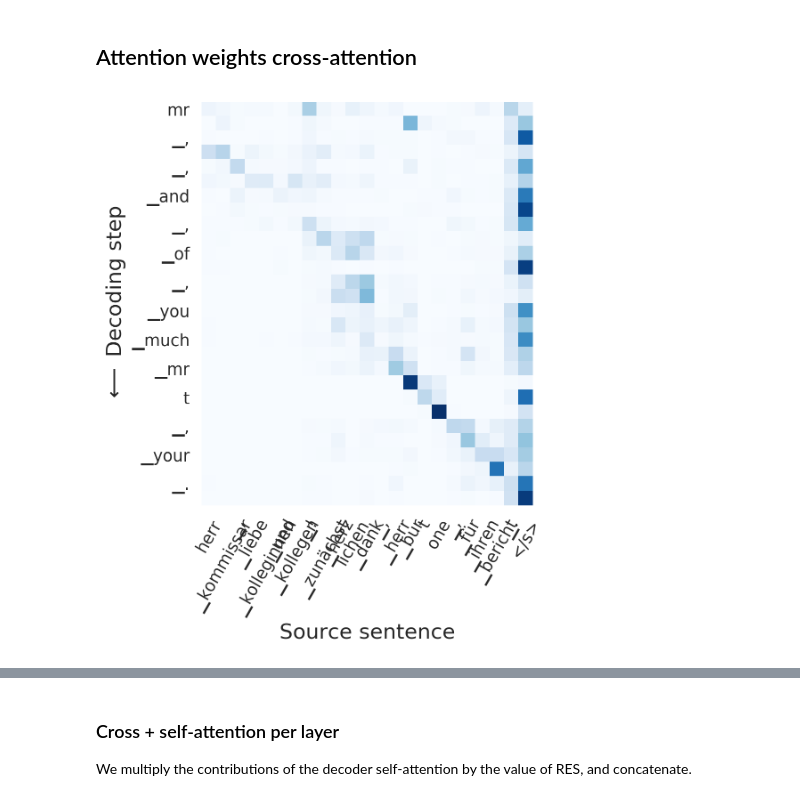
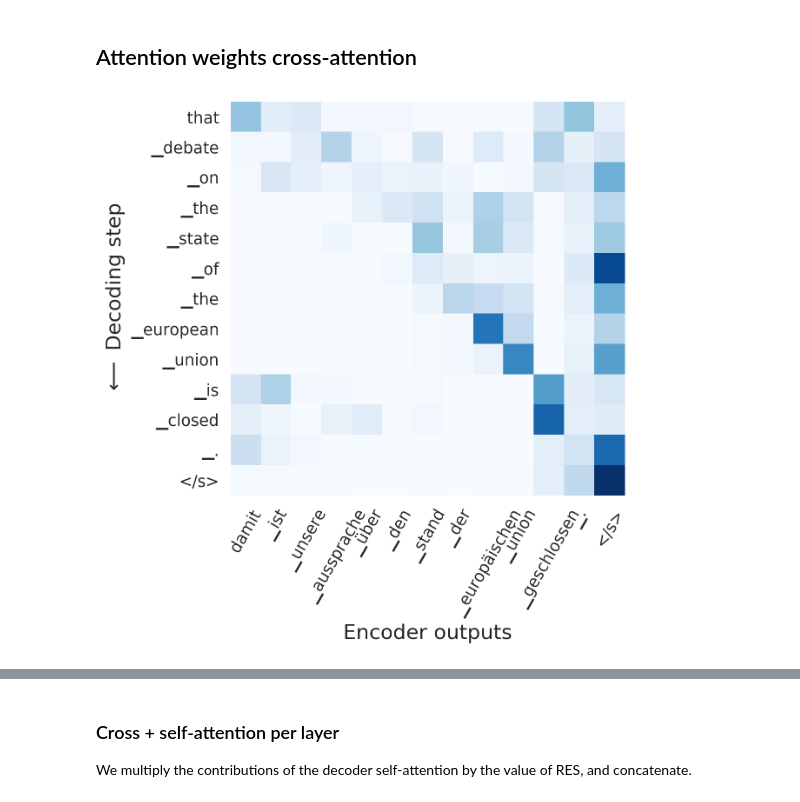
Before and after one commit to mt-upc/transformer-contributions-nmt, a Jupyter notebook: nmt_interpretability.ipynb, the cells around one changed output, grey strips where cells are left out. Drawn from its saved outputs; the diff is of its cells as text; code cells hidden in the pictures.

```diff
--- a/nmt_interpretability.ipynb
+++ b/nmt_interpretability.ipynb
@@ -32,7 +32,7 @@ device = "cuda" if torch.cuda.is_available() else "cpu"
 ## Load model
 # %%
 data_sample = 'interactive' # generate/interactive
-teacher_forcing = False # teacher forcing/free decoding
+teacher_forcing = True # teacher forcing/free decoding
 
 green_color = '#82B366'
 red_color = '#B85450'
@@ -40,7 +40,8 @@ red_color = '#B85450'
 # Paths
 europarl_dir = Path(os.environ['EUROPARL_DATA_DIR'])
 ckpt_dir = Path(os.environ['EUROPARL_CKPT_DIR'])
-#iwslt14_dir = Path(os.environ['IWSLT14_DATA_DIR'])
+iwslt14_dir = Path(os.environ['IWSLT14_DATA_DIR'])
+gold_dir = Path(os.environ['GOLD_ALIGNMENT_DATA_DIR'])
 #ckpt_dir = Path(os.environ['IWSLT14_CKPT_DIR'])
 
 # Choose model
@@ -73,7 +74,7 @@ tokenizer = "bpe"
 
 for i in range(508):
     # index in dataset
-    sample = hub.get_interactive_sample(i, test_set_dir, src, tgt, tokenizer, hallucination=False)
+    sample = hub.get_interactive_sample(i, test_set_dir, src, tgt, tokenizer, hallucination=None)
     if sample['src_tensor'].size(0) < 10 and sample['src_tensor'].size(0) > 14:
         print(i)
         print(sample['src_word_sent'])
@@ -101,13 +84,17 @@ if data_sample == 'interactive':
     # Get sample from Gold alignment dataset
 
     # index in dataset
-    i = 3 # index in dataset
+    i = 120 # index in dataset
     # 3, 100, 105, 107, 120 (example paper), 163 (error visible)
-    test_set_dir = europarl_dir / "processed_data/"
+    #test_set_dir = europarl_dir / "processed_data/"
+
+    #test_set_dir = iwslt14_dir / "tokenized/"
+    test_set_dir = gold_dir / "tokenized/"
     src = "de"
     tgt = "en"
     tokenizer = "bpe"
-    sample = hub.get_interactive_sample(i, test_set_dir, src, tgt, tokenizer, hallucination=False)
+    sample = hub.get_interactive_sample(i, test_set_dir, src,
+                                        tgt, tokenizer, hallucination=None)
     src_tensor = sample['src_tensor']
     tgt_tensor = sample['tgt_tensor']
     src_tok = sample['src_tok']
@@ -216,24 +200,24 @@ We add the residual connection contribution as DEC (blue residual in Figure).
 # %%
 
 layer = 4
 
 cross_attn_contributions = torch.squeeze(hub.get_contributions(src_tensor, tgt_tensor, 'attn_w', norm_mode='sum_one')['decoder.encoder_attn'])
 
 #cross_attn_contributions = torch.squeeze(hub.get_contributions(src_tensor, tgt_tensor, 'l1', norm_mode='min_sum')['decoder.encoder_attn'])
 cross_attn_contributions = cross_attn_contributions.detach().cpu().numpy()
 plt.figure(figsize=(6,6),dpi=200)
 
 df = pd.DataFrame(cross_attn_contributions[layer],columns=source_sentence + ['</s>'],index=predicted_sentence + ['</s>'])
 sns.set(font_scale=1.2)
 #sns.heatmap(df,xticklabels = ['']*(len(src_tok)+1) + ['Residual'], cmap="Blues",square=True,cbar=False)
 s = sns.heatmap(df, cmap="Blues",square=True,cbar=False)
-s.set_xlabel('Source sentence', fontsize=17)
+s.set_xlabel('Encoder outputs', fontsize=17)
 s.set_ylabel('$\longleftarrow$ Decoding step', fontsize=17)
 
 plt.tick_params(axis='both', which='major', labelbottom = True, bottom=False, top = False, labeltop=False);
 plt.xticks(rotation=60);
 # %% [output]
-[figure, old version]
+[figure, new version]
 # %%
 layer = 4
 
```
Also changed, not shown: parts of 17 cells of this notebook, 15 other files.
